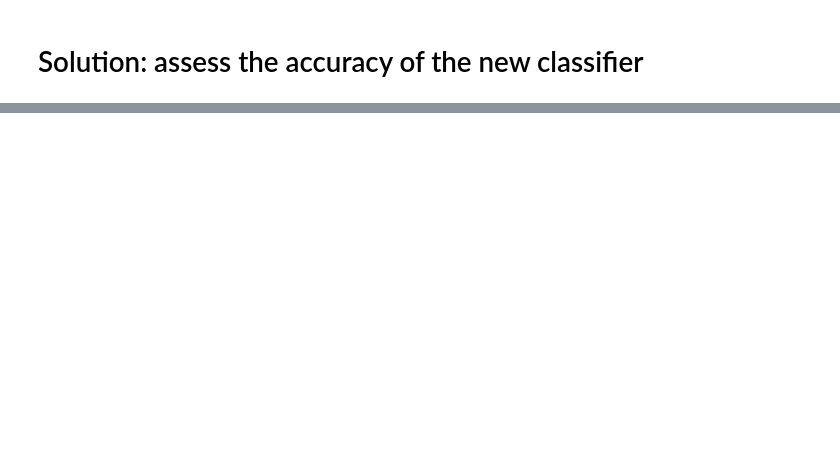
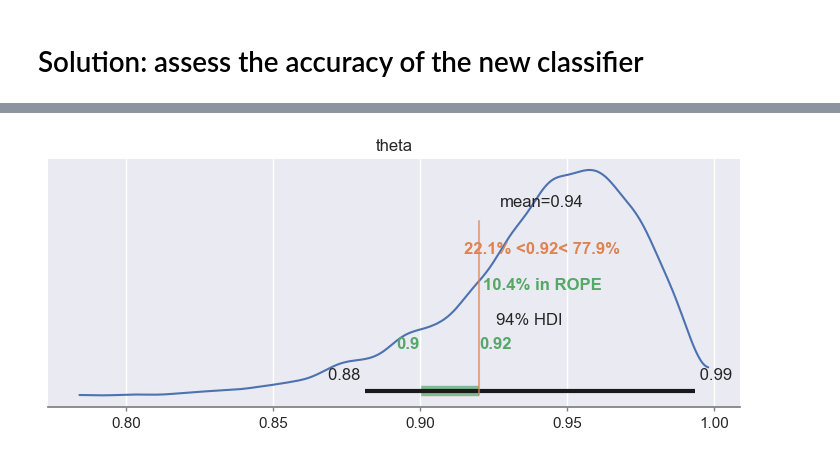
Before and after one commit to gcorani/bda, a Jupyter notebook: 1-ProbProgramming-proportion.ipynb, the cells around one changed output, grey strips where cells are left out. Drawn from its saved outputs; the diff is of its cells as text; code cells hidden in the pictures; blank space fills up the shorter version.

Commit message:
minor adjustment su rope

```diff
--- a/1-ProbProgramming-proportion.ipynb
+++ b/1-ProbProgramming-proportion.ipynb
@@ -445,6 +497,8 @@ with pm.Model() as beta_binomial_classifier:
 # %%
 # according to the our analysis, there is about 78% probability that your classifier constitutes an actual improvement
-az.plot_posterior(trace_classifier, ref_val=0.92);
+az.plot_posterior(trace_classifier, rope=[0.90,0.92], ref_val=0.92 );
+# %% [output]
+[figure, added]
 # %%
 #actually we can use a more sensible prior. We can expect the performance of our classifier to be about 90%.
 #To tune the prior, we check the 95% HDI  obtained under different choices of a and b.
```
Also changed, not shown: parts of 21 cells of this notebook, 4 other files.
